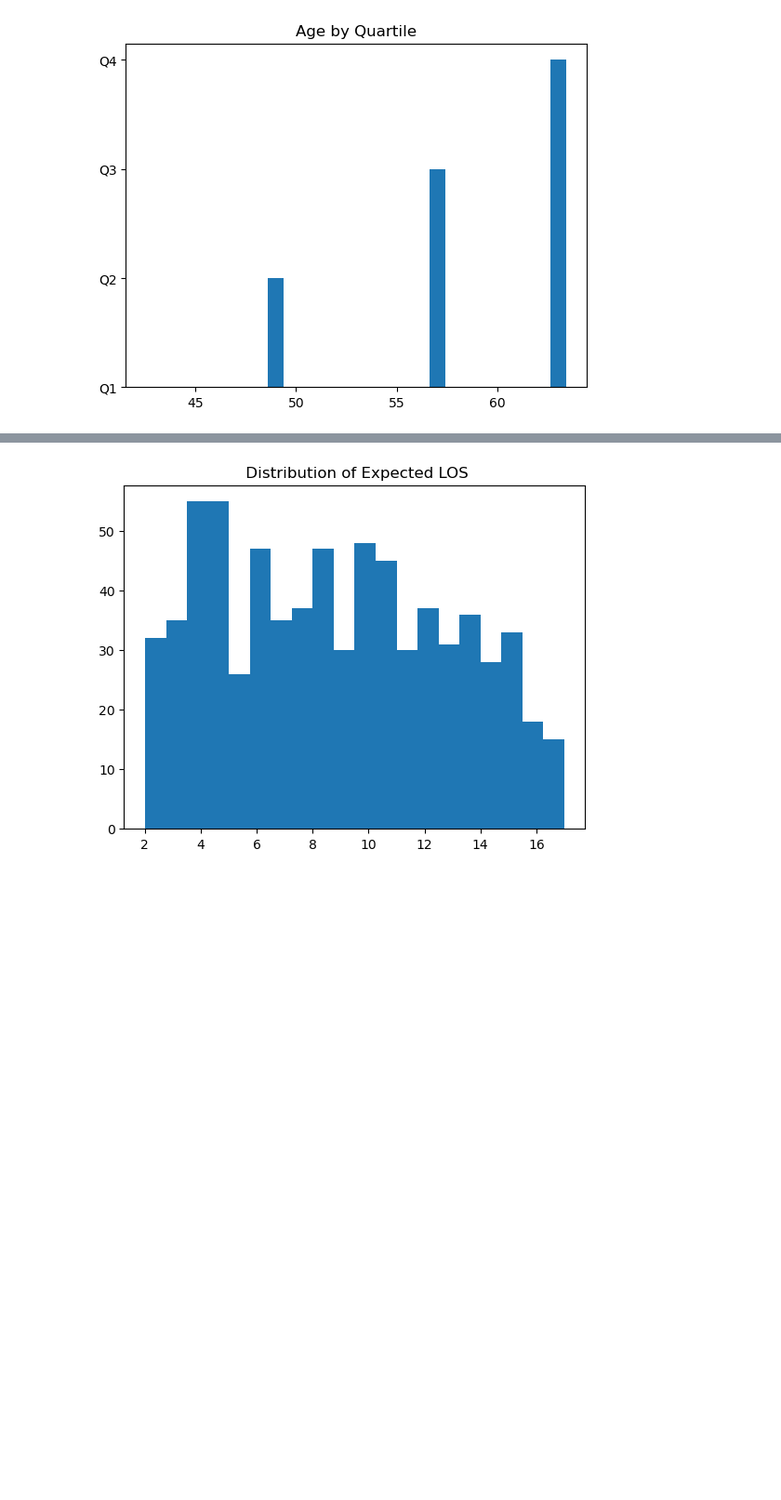
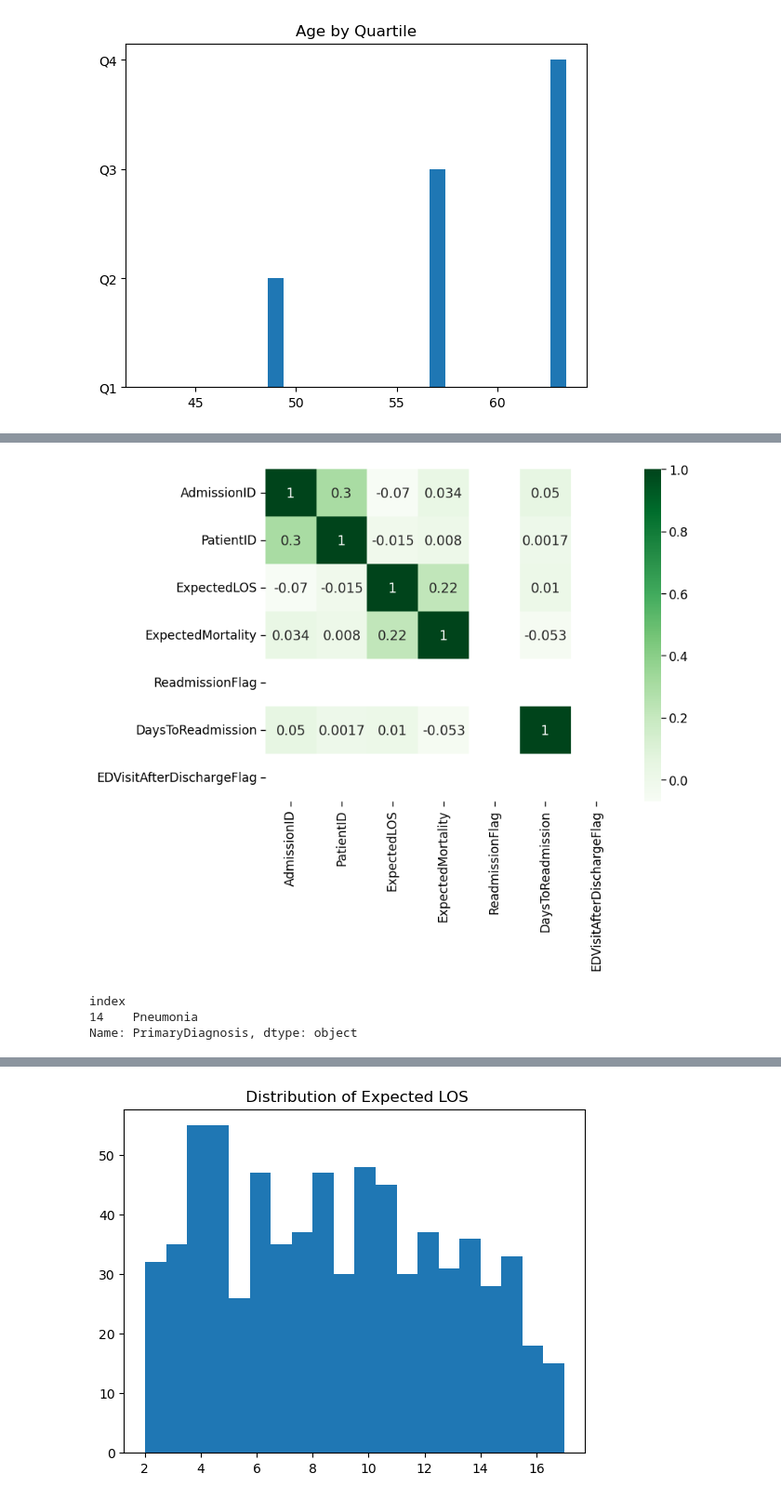
Before and after one commit to akilarvn/Python-Hackathon, a Jupyter notebook: DataEagles_FinalQuestions.ipynb, the cells around one changed output, grey strips where cells are left out. Shown at 93% size. Drawn from its saved outputs; the diff is of its cells as text; code cells hidden in the pictures; blank space fills up the shorter version.

```diff
--- a/DataEagles_FinalQuestions.ipynb
+++ b/DataEagles_FinalQuestions.ipynb
@@ -172,0 +216,23 @@ plt.show()
+# %%
+#Question 36 - Create a heat map on Readmission Registry table to find correlation between columns values.
+plt.figure(figsize=(8,6))
+sns.set_context('paper',font_scale=1.4)
+Readm_Matrix = ReadmissionRegistry.corr(numeric_only = 'False')
+sns.heatmap(Readm_Matrix, annot=True,cmap='Greens')
+plt.show()
+# %% [output]
+[figure, added]
+# %%
+#Question37 - Which PrimaryDiagnosis has the biggest difference between maximum and minimum Expected LOS?
+#Assuming the data is to be fetched from the discharges tables and not readmission registry
+max_elos = Discharges.groupby('PrimaryDiagnosis')['ExpectedLOS'].agg(np.ptp).max()
+max_elos
+s1 = ReadmissionRegistry.groupby('PrimaryDiagnosis')['ExpectedLOS'].agg(np.ptp)
+df1 = s1.to_frame().reset_index()
+df1 = df1.rename(columns= {0: 'PrimaryDiagnosis'})
+df1.index.name = 'index'
+display(df1[df1['ExpectedLOS']==max_elos]['PrimaryDiagnosis'])
+# %% [output]
+index
+14    Pneumonia
+Name: PrimaryDiagnosis, dtype: object
```
Also changed, not shown: parts of 8 cells of this notebook.
